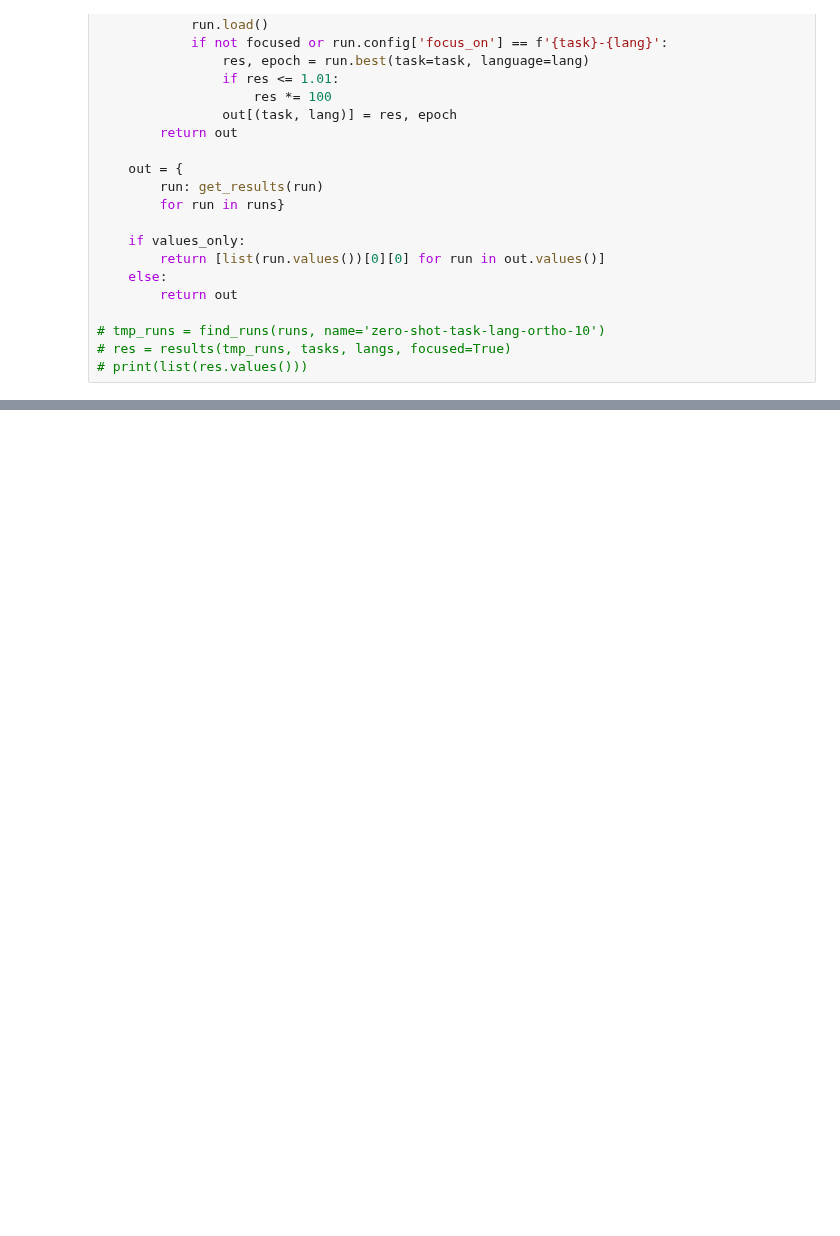
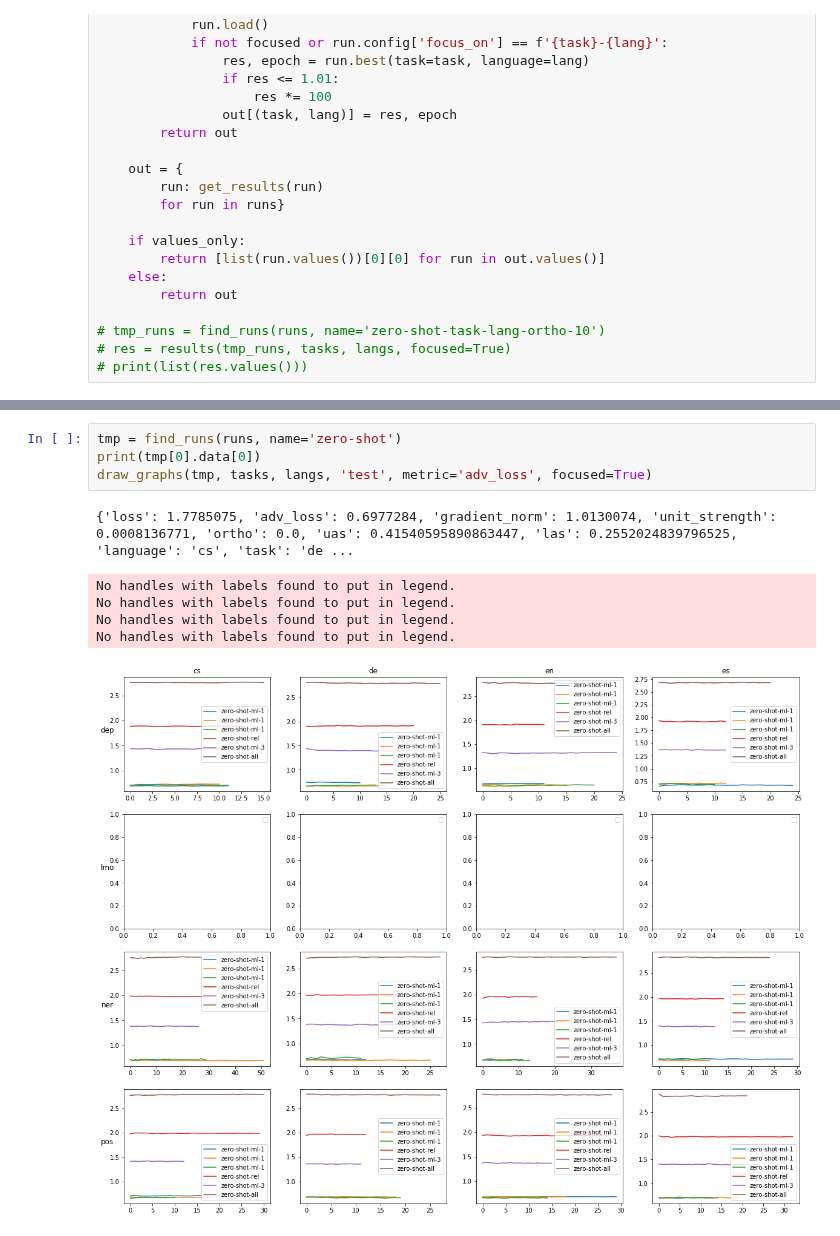
Before and after one commit to matus-pikuliak/crosslingual-parameter-sharing, a Jupyter notebook: results/notebook.ipynb, the cells around one changed output, grey strips where cells are left out. Saved outputs shown, nothing was run; the diff lists cells and outputs as text; blank space fills up the shorter version.

```diff
--- a/results/notebook.ipynb
+++ b/results/notebook.ipynb
@@ -182,0 +194,11 @@ tempo('zero-shot')
+# %%
+tmp = find_runs(runs, name='zero-shot')
+print(tmp[0].data[0])
+draw_graphs(tmp, tasks, langs, 'test', metric='adv_loss', focused=True)
+# %% [output]
+{'loss': 1.7785075, 'adv_loss': 0.6977284, 'gradient_norm': 1.0130074, 'unit_strength': 0.0008136771, 'ortho': 0.0, 'uas': 0.41540595890863447, 'las': 0.2552024839796525, 'language': 'cs', 'task': 'de ...
+No handles with labels found to put in legend.
+No handles with labels found to put in legend.
+No handles with labels found to put in legend.
+No handles with labels found to put in legend.
+[figure, added]
```
Also changed, not shown: parts of 4 cells of this notebook, 9 other files.
